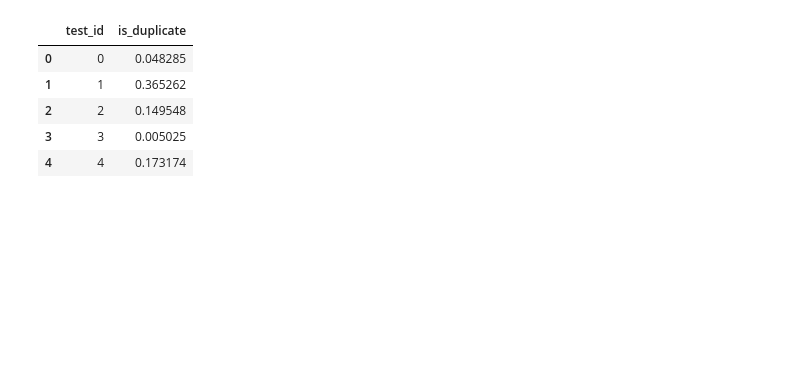
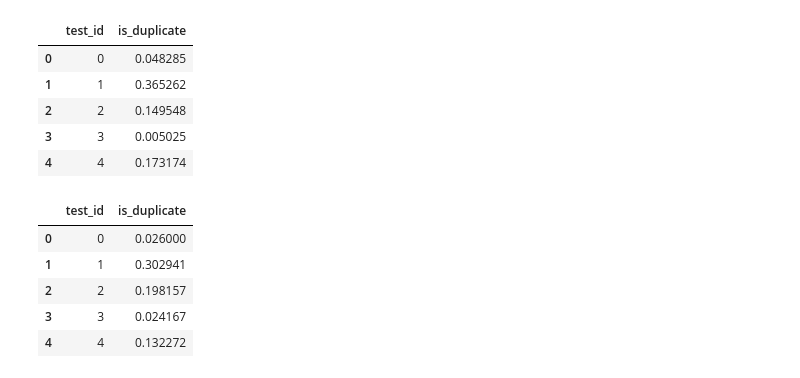
Before and after one commit to avsolatorio/kaggle-quora-question-pairs, a Jupyter notebook: src/Quora Duplicate Predictor.ipynb, the cells around one changed output. Cells and saved outputs as stored; diff of their text form; code cells hidden in the pictures; blank space fills up the shorter version.

```diff
--- a/src/Quora Duplicate Predictor.ipynb
+++ b/src/Quora Duplicate Predictor.ipynb
@@ -718,3 +752,19 @@ rf_sub.head()
 | 2 | 2 | 0.149548 |
 | 3 | 3 | 0.005025 |
 | 4 | 4 | 0.173174 |
+# %%
+# %%time
+rf_sub = pd.DataFrame()
+
+rf_sub['test_id'] = test_id
+rf_sub['is_duplicate'] = rf_model.predict_proba(X_test)[:, 1]
+
+rf_sub.to_csv('rf_submission_{}.csv'.format(datetime.now()), index=False)
+rf_sub.head()
+# %% [output]
+|  | test_id | is_duplicate |
+| 0 | 0 | 0.026000 |
+| 1 | 1 | 0.302941 |
+| 2 | 2 | 0.198157 |
+| 3 | 3 | 0.024167 |
+| 4 | 4 | 0.132272 |
```
Also changed, not shown: parts of 25 cells of this notebook.
